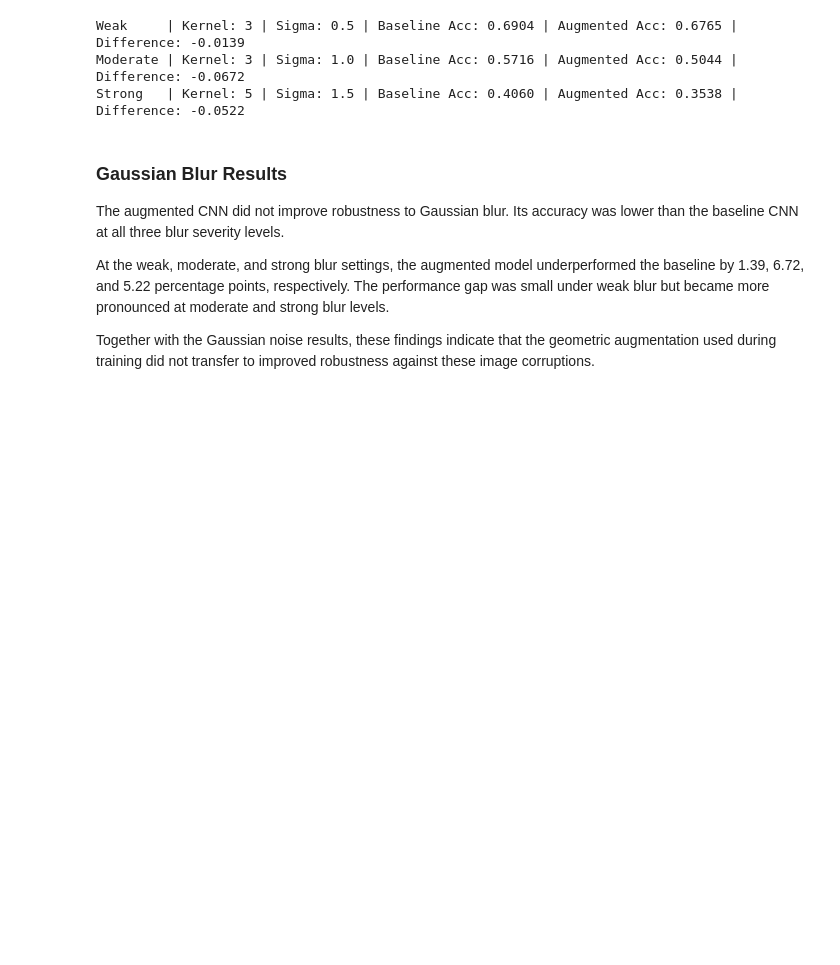
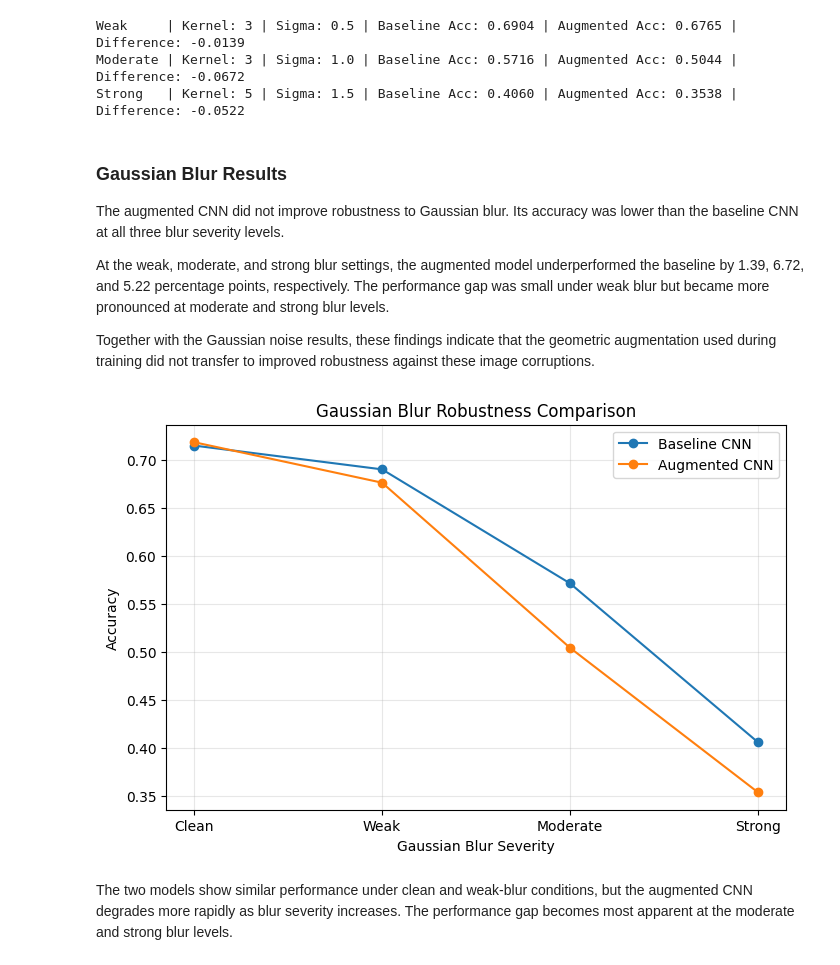
Before and after one commit to jayjay0317/cnn-robustness-generalization, a Jupyter notebook: notebooks/05_robustness_comparison.ipynb, the cells around one changed output. Saved outputs shown, nothing was run; the diff lists cells and outputs as text; code cells hidden in the pictures; blank space fills up the shorter version.

Commit message:
Visualize Gaussian blur robustness comparison

```diff
--- a/notebooks/05_robustness_comparison.ipynb
+++ b/notebooks/05_robustness_comparison.ipynb
@@ -409,3 +409,46 @@ The augmented CNN did not improve robustness to Gaussian blur. Its accuracy was
 At the weak, moderate, and strong blur settings, the augmented model underperformed the baseline by 1.39, 6.72, and 5.22 percentage points, respectively. The performance gap was small under weak blur but became more pronounced at moderate and strong blur levels.
 
 Together with the Gaussian noise results, these findings indicate that the geometric augmentation used during training did not transfer to improved robustness against these image corruptions.
+# %%
+blur_labels = ["Clean"] + [
+    result["label"] for result in blur_comparison_results
+]
+
+baseline_blur_accuracies = [baseline_clean_accuracy] + [
+    result["baseline_accuracy"]
+    for result in blur_comparison_results
+]
+
+augmented_blur_accuracies = [augmented_clean_accuracy] + [
+    result["augmented_accuracy"]
+    for result in blur_comparison_results
+]
+
+
+plt.figure(figsize=(8, 5))
+
+plt.plot(
+    blur_labels,
+    baseline_blur_accuracies,
+    marker="o",
+    label="Baseline CNN"
+)
+
+plt.plot(
+    blur_labels,
+    augmented_blur_accuracies,
+    marker="o",
+    label="Augmented CNN"
+)
+
+plt.xlabel("Gaussian Blur Severity")
+plt.ylabel("Accuracy")
+plt.title("Gaussian Blur Robustness Comparison")
+plt.legend()
+plt.grid(alpha=0.3)
+
+plt.show()
+# %% [output]
+[figure, added]
+# %% [markdown]
+The two models show similar performance under clean and weak-blur conditions, but the augmented CNN degrades more rapidly as blur severity increases. The performance gap becomes most apparent at the moderate and strong blur levels.
```
